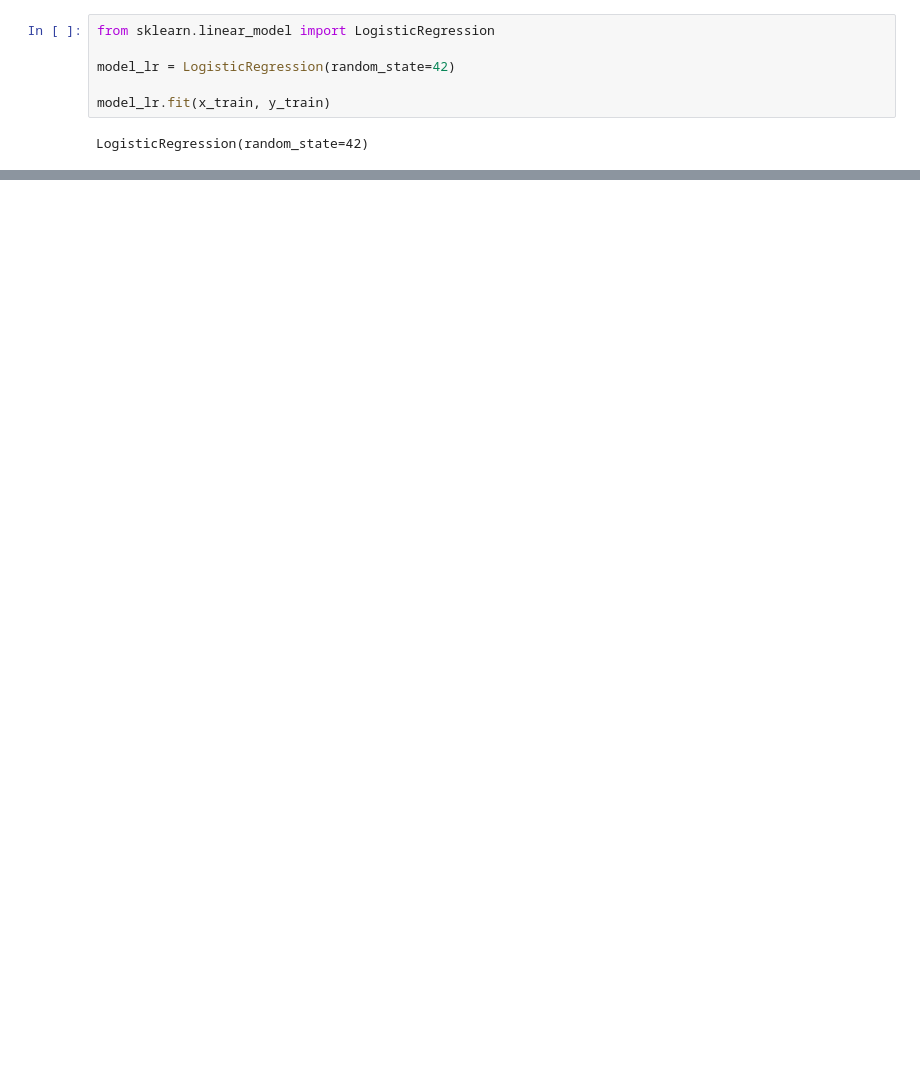
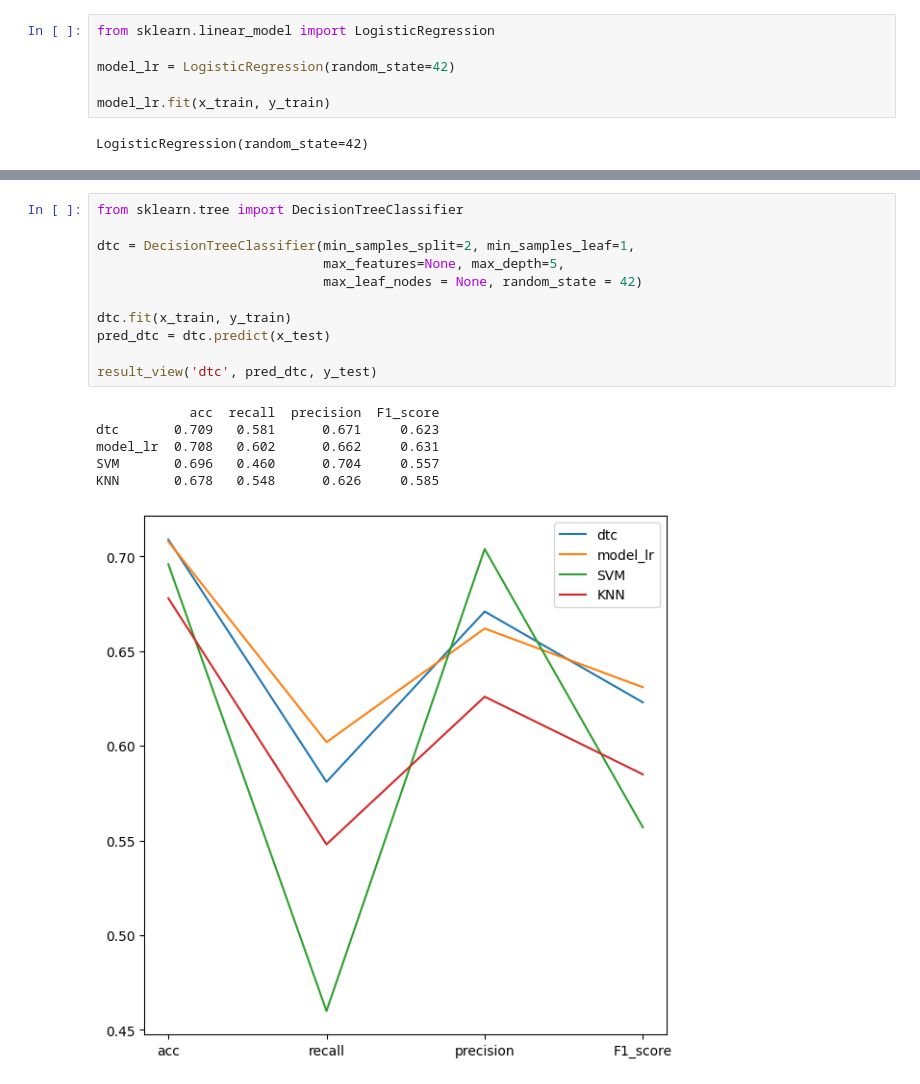
Before and after one commit to Njeon3091/AICE_study, a Jupyter notebook: 실습_과제(비데_정수기_렌탈).ipynb, the cells around one changed output, grey strips where cells are left out. Cells and saved outputs as stored; diff of their text form; blank space fills up the shorter version.

```diff
--- a/실습_과제(비데_정수기_렌탈).ipynb
+++ b/실습_과제(비데_정수기_렌탈).ipynb
@@ -1586,0 +1615,18 @@ model_lr  0.708   0.602      0.662     0.631
+# %%
+from sklearn.tree import DecisionTreeClassifier
+
+dtc = DecisionTreeClassifier(min_samples_split=2, min_samples_leaf=1,
+                             max_features=None, max_depth=5,
+                             max_leaf_nodes = None, random_state = 42)
+
+dtc.fit(x_train, y_train)
+pred_dtc = dtc.predict(x_test)
+
+result_view('dtc', pred_dtc, y_test)
+# %% [output]
+            acc  recall  precision  F1_score
+dtc       0.709   0.581      0.671     0.623
+model_lr  0.708   0.602      0.662     0.631
+SVM       0.696   0.460      0.704     0.557
+KNN       0.678   0.548      0.626     0.585
+[figure, added]
```
Also changed, not shown: parts of 9 cells of this notebook.
